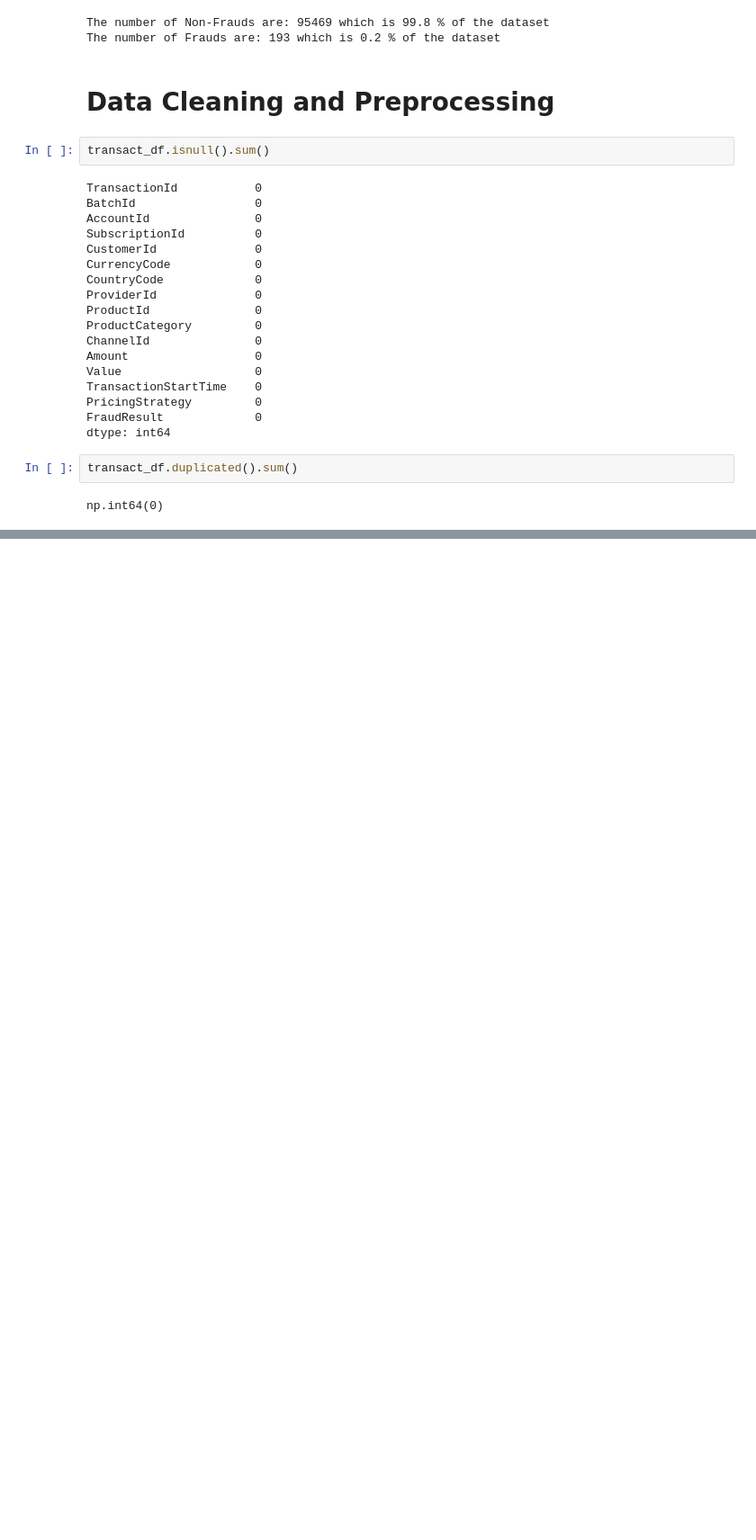
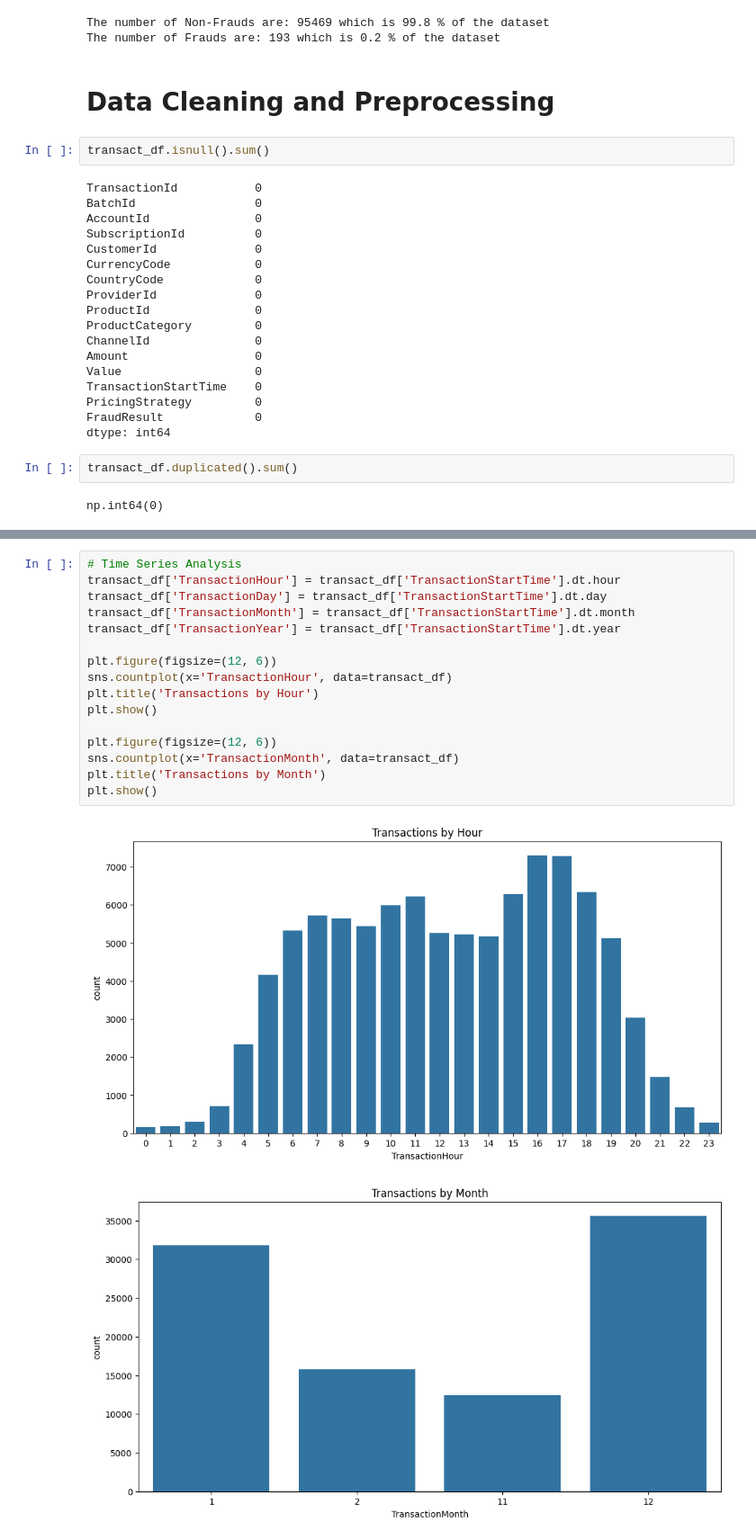
Before and after one commit to eyor23/BatiBank_SmartCredit, a Jupyter notebook: notebooks/eda.ipynb, the cells around one changed output, grey strips where cells are left out. Shown: that part at 90% size. Drawn from its saved outputs; the diff is of its cells as text; blank space fills up the shorter version.

```diff
--- a/notebooks/eda.ipynb
+++ b/notebooks/eda.ipynb
@@ -89,0 +160,19 @@ np.int64(0)
+# %%
+# Time Series Analysis
+transact_df['TransactionHour'] = transact_df['TransactionStartTime'].dt.hour
+transact_df['TransactionDay'] = transact_df['TransactionStartTime'].dt.day
+transact_df['TransactionMonth'] = transact_df['TransactionStartTime'].dt.month
+transact_df['TransactionYear'] = transact_df['TransactionStartTime'].dt.year
+
+plt.figure(figsize=(12, 6))
+sns.countplot(x='TransactionHour', data=transact_df)
+plt.title('Transactions by Hour')
+plt.show()
+
+plt.figure(figsize=(12, 6))
+sns.countplot(x='TransactionMonth', data=transact_df)
+plt.title('Transactions by Month')
+plt.show()
+# %% [output]
+[figure, added]
+[figure, added]
```
Also changed, not shown: parts of 8 cells of this notebook.
